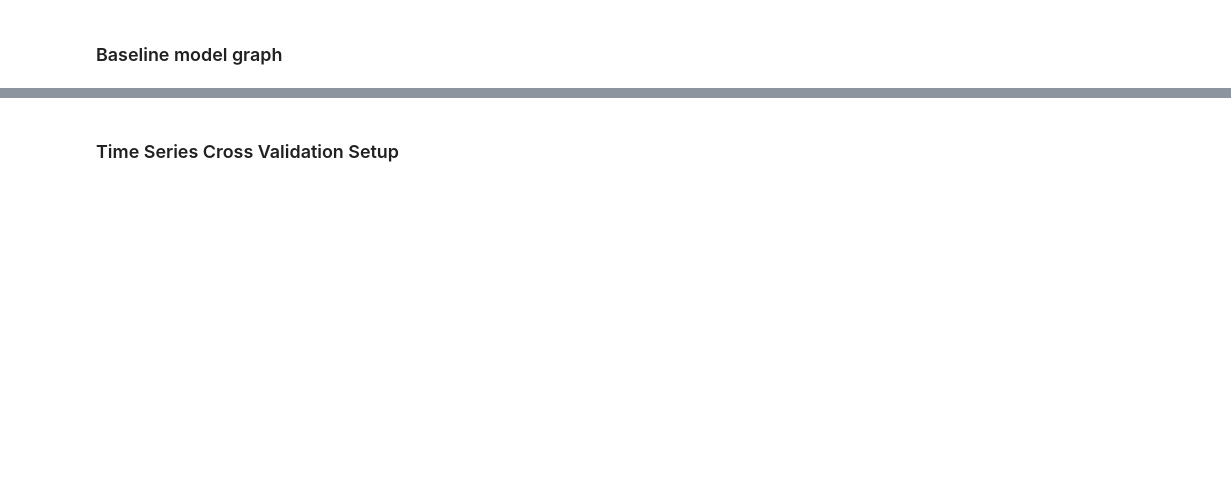
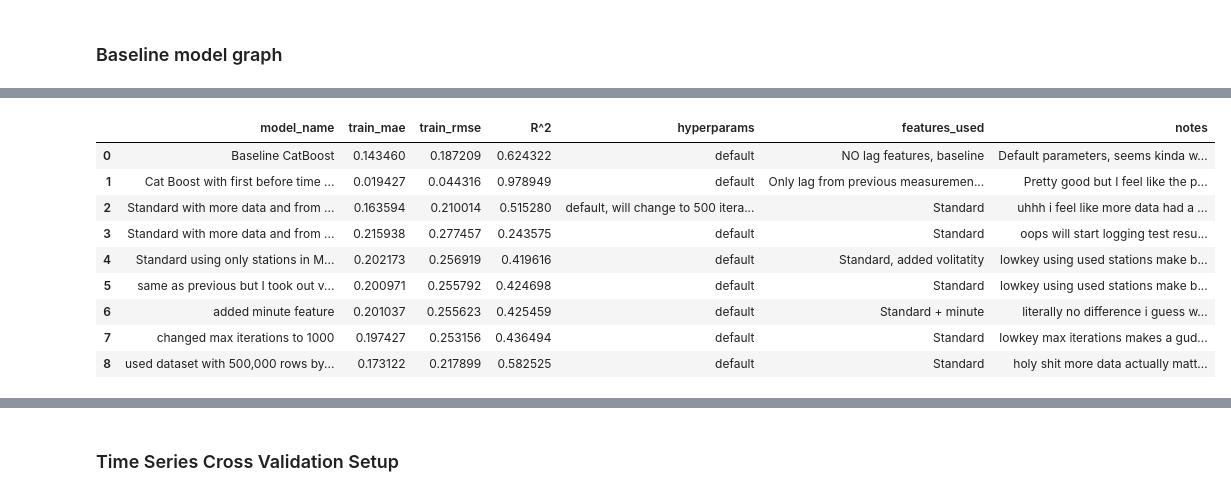
Before and after one commit to tristange123/citi_bike_project, a Jupyter notebook: Python_Backend/model_testing.ipynb, the cells around one changed output, grey strips where cells are left out. Saved outputs shown, nothing was run; the diff lists cells and outputs as text; code cells hidden in the pictures; blank space fills up the shorter version.

```diff
--- a/Python_Backend/model_testing.ipynb
+++ b/Python_Backend/model_testing.ipynb
@@ -186,0 +262,15 @@ Categories (26, object): ['3978.13', '3996.04', '4266.03', '4322.02', ..., 'JC05
+# %%
+model_logs = pd.read_csv('model_logs.csv')
+pd.set_option('display.max_colwidth', None)
+model_logs
+# %% [output]
+|  | model_name | train_mae | train_rmse | R^2 | hyperparams | features_used | notes |
+| 0 | Baseline CatBoost | 0.143460 | 0.187209 | 0.624322 | default | NO lag features, baseline | Default parameters, seems kinda w... |
+| 1 | Cat Boost with first before time ... | 0.019427 | 0.044316 | 0.978949 | default | Only lag from previous measuremen... | Pretty good but I feel like the p... |
+| 2 | Standard with more data and from ... | 0.163594 | 0.210014 | 0.515280 | default, will change to 500 itera... | Standard | uhhh i feel like more data had a ... |
+| 3 | Standard with more data and from ... | 0.215938 | 0.277457 | 0.243575 | default | Standard | oops will start logging test resu... |
+| 4 | Standard using only stations in M... | 0.202173 | 0.256919 | 0.419616 | default | Standard, added volitatity | lowkey using used stations make b... |
+| 5 | same as previous but I took out v... | 0.200971 | 0.255792 | 0.424698 | default | Standard | lowkey using used stations make b... |
+| 6 | added minute feature | 0.201037 | 0.255623 | 0.425459 | default | Standard + minute | literally no difference i guess w... |
+| 7 | changed max iterations to 1000 | 0.197427 | 0.253156 | 0.436494 | default | Standard | lowkey max iterations makes a gud... |
+| 8 | used dataset with 500,000 rows by... | 0.173122 | 0.217899 | 0.582525 | default | Standard | holy shit more data actually matt... |
```
Also changed, not shown: parts of 16 cells of this notebook, 1 other file.
